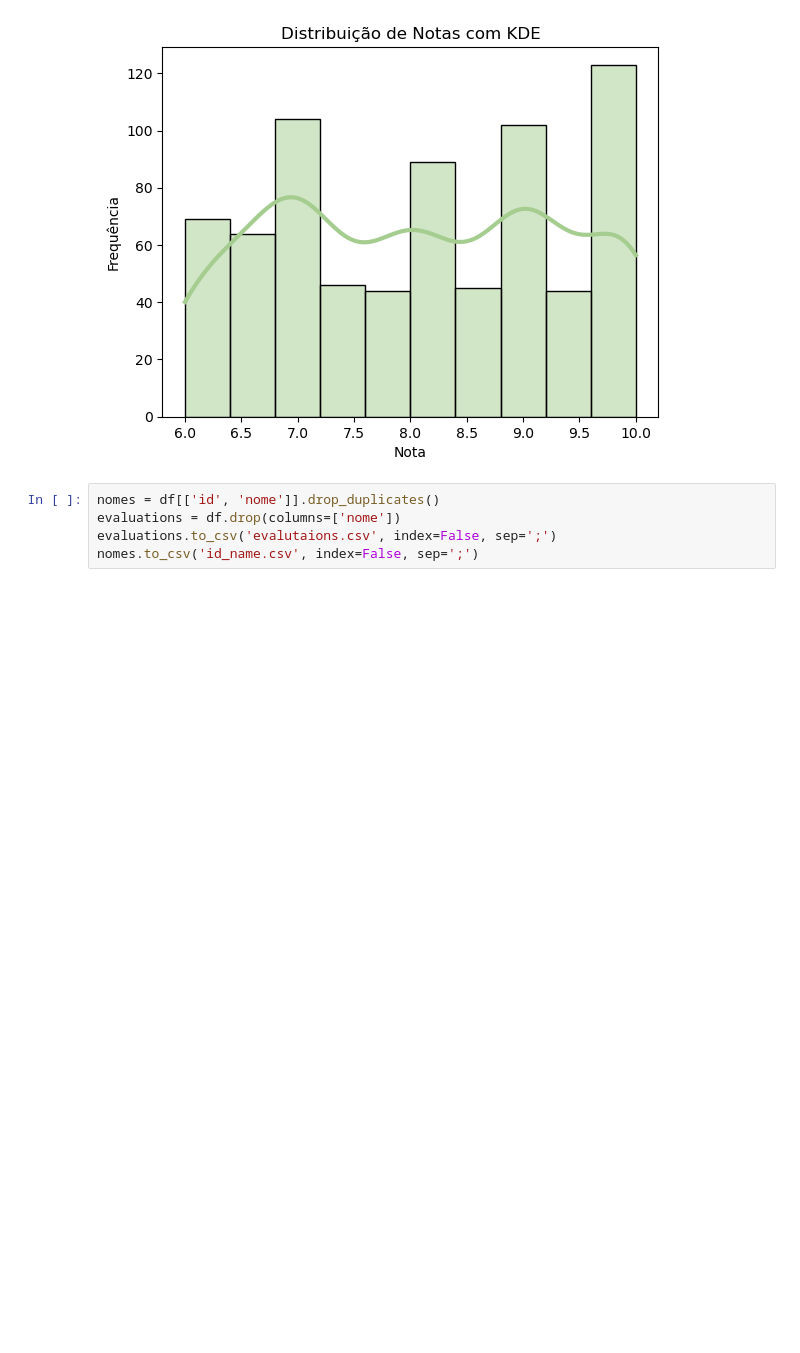
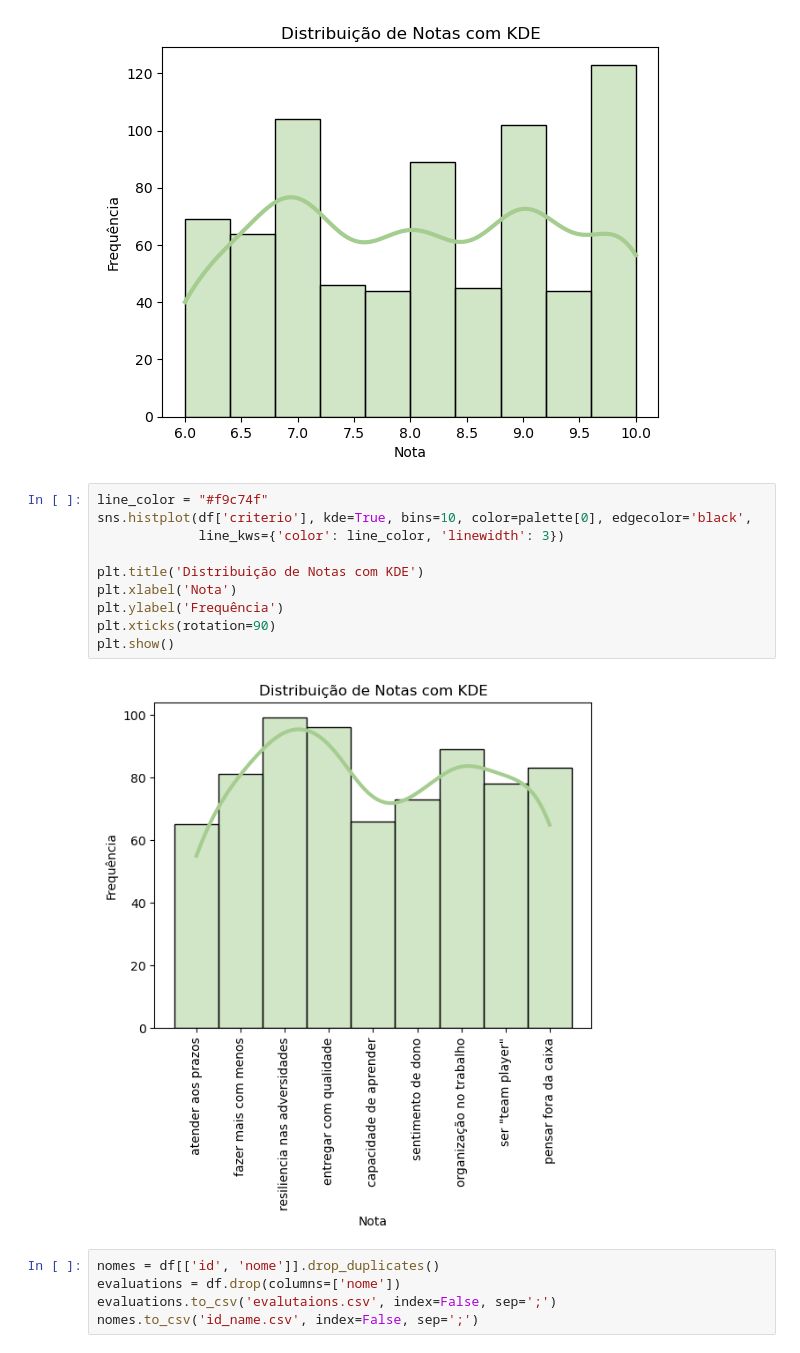
Before and after one commit to luizschmalz/SelfAvaliation, a Jupyter notebook: main.ipynb, the cells around one changed output. Cells and saved outputs as stored; diff of their text form; blank space fills up the shorter version.

```diff
--- a/main.ipynb
+++ b/main.ipynb
@@ -113,6 +113,18 @@ plt.ylabel('Frequência')
 plt.show()
 # %% [output]
 [figure]
+# %%
+line_color = "#f9c74f"
+sns.histplot(df['criterio'], kde=True, bins=10, color=palette[0], edgecolor='black',
+             line_kws={'color': line_color, 'linewidth': 3})
+
+plt.title('Distribuição de Notas com KDE')
+plt.xlabel('Nota')
+plt.ylabel('Frequência')
+plt.xticks(rotation=90)
+plt.show()
+# %% [output]
+[figure, added]
 # %%
 nomes = df[['id', 'nome']].drop_duplicates()
 evaluations = df.drop(columns=['nome'])
```
Also changed, not shown: parts of 1 cell of this notebook.
